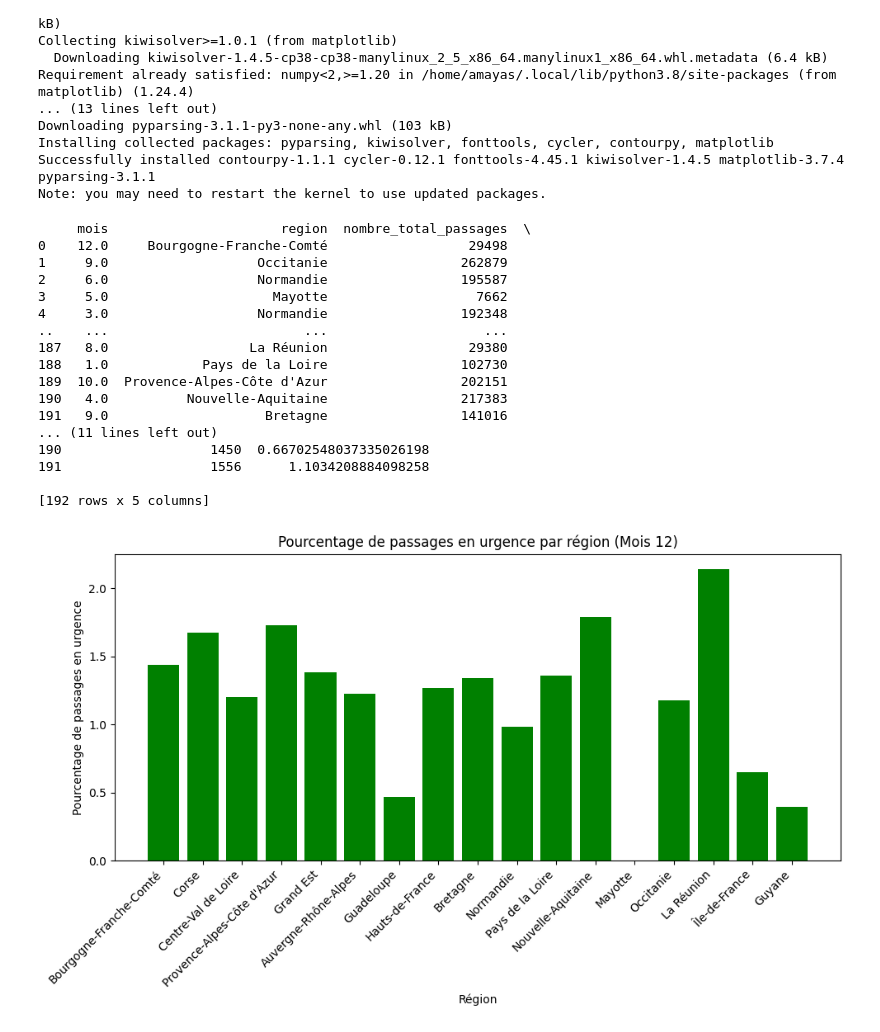
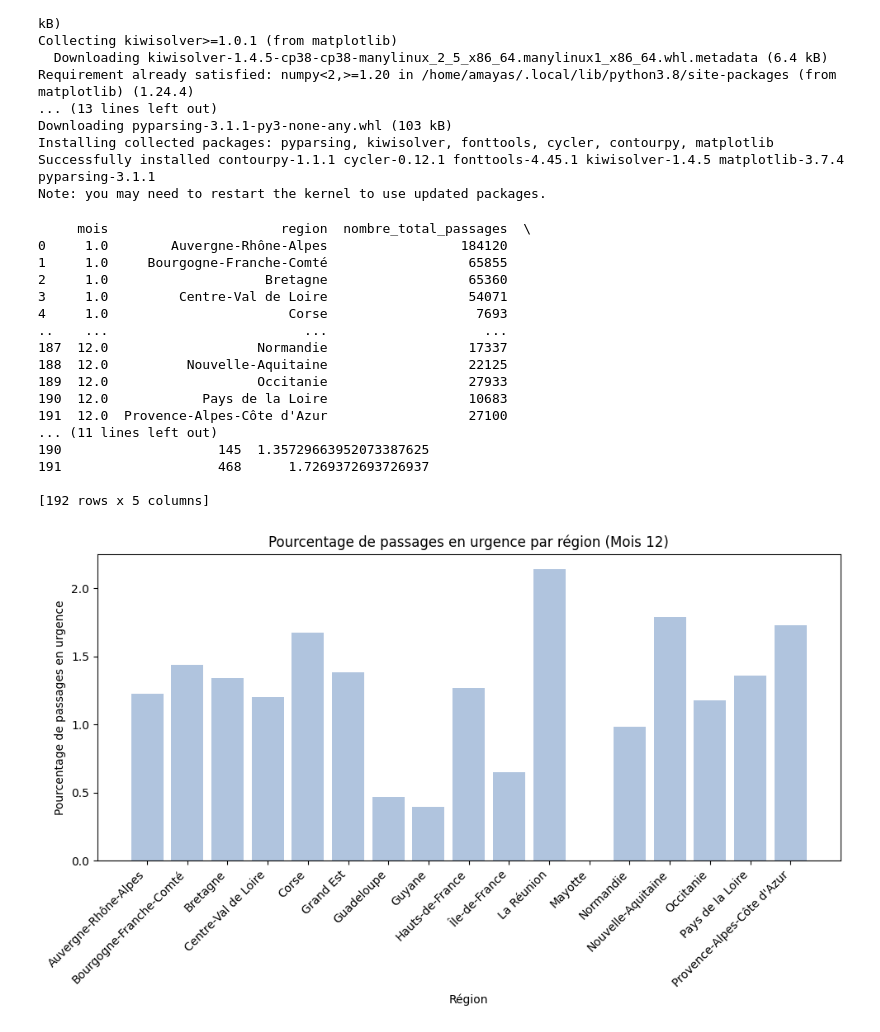
Before and after one commit to amayasmh/HealthDataWarehousing, a Jupyter notebook: Visualisation/visualisation.ipynb, the cells around one changed output. Saved outputs shown, nothing was run; the diff lists cells and outputs as text; code cells hidden in the pictures.

Commit message:
🌟 Readme a jour + notebook de visualisation

```diff
--- a/Visualisation/visualisation.ipynb
+++ b/Visualisation/visualisation.ipynb
@@ -24,6 +24,12 @@ import numpy as np
 import psycopg2.extras as extras
 import pandas as pd
 import matplotlib.pyplot as plt
+
+
+"""Quel est le pourcentage de passages aux urgences pour suspicion de covid-19 par rapport au
+nombre de passages total, par mois et par région ?"""
+
+
 def connexion():
     return psycopg2.connect(
    database="postgres",
@@ -31,6 +37,9 @@ def connexion():
    password="airflow",
    host="172.17.0.1",
    port= '5435')
+
+
+
 
 def lecture(conn):
     """ Lecture des tables """
@@ -46,6 +55,7 @@ def lecture(conn):
             urgence_mesures um
         JOIN
             departement d ON um.dep = d.id_dep
+        WHERE um.code_age = 0.0
         GROUP BY
             mois,d.region;
         """
@@ -67,44 +77,44 @@ def lecture(conn):
     finally:
         if cur is not None:
             cur.close()
         if conn is not None:
             conn.close()
         return df
 
 # Call the function
 connexion_instance = connexion()
 df = lecture(connexion_instance)
 
 # Filtrer les données pour un mois spécifique (par exemple, le mois 12)
 df_mois_12 = df[df['mois'] == 12.0]
 
 # Créer un graphique à barres
 plt.figure(figsize=(10, 6))
-plt.bar(df_mois_12['region'], df_mois_12['pourcentage'], color='green')
+plt.bar(df_mois_12['region'], df_mois_12['pourcentage'], color='lightsteelblue')
 plt.xlabel('Région')
 plt.ylabel('Pourcentage de passages en urgence')
 plt.title('Pourcentage de passages en urgence par région (Mois 12)')
 plt.xticks(rotation=45, ha='right')
 plt.tight_layout()
 
 # Afficher le graphique
 plt.show()
 # %% [output]
      mois                      region  nombre_total_passages  \
-0    12.0     Bourgogne-Franche-Comté                  29498
-1     9.0                   Occitanie                 262879
-2     6.0                   Normandie                 195587
-3     5.0                     Mayotte                   7662
-4     3.0                   Normandie                 192348
+0     1.0        Auvergne-Rhône-Alpes                 184120
+1     1.0     Bourgogne-Franche-Comté                  65855
+2     1.0                    Bretagne                  65360
+3     1.0         Centre-Val de Loire                  54071
+4     1.0                       Corse                   7693
 ..    ...                         ...                    ...
-187   8.0                  La Réunion                  29380
-188   1.0            Pays de la Loire                 102730
-189  10.0  Provence-Alpes-Côte d'Azur                 202151
-190   4.0          Nouvelle-Aquitaine                 217383
-191   9.0                    Bretagne                 141016
+187  12.0                   Normandie                  17337
+188  12.0          Nouvelle-Aquitaine                  22125
+189  12.0                   Occitanie                  27933
+190  12.0            Pays de la Loire                  10683
+191  12.0  Provence-Alpes-Côte d'Azur                  27100
 ... (11 lines left out)
-190                   1450  0.66702548037335026198
-191                   1556      1.1034208884098258
+190                    145  1.35729663952073387625
+191                    468      1.7269372693726937
 
 [192 rows x 5 columns]
-[figure, old version]
+[figure, new version]
```
Also changed, not shown: parts of 6 cells of this notebook, 1 other file.
